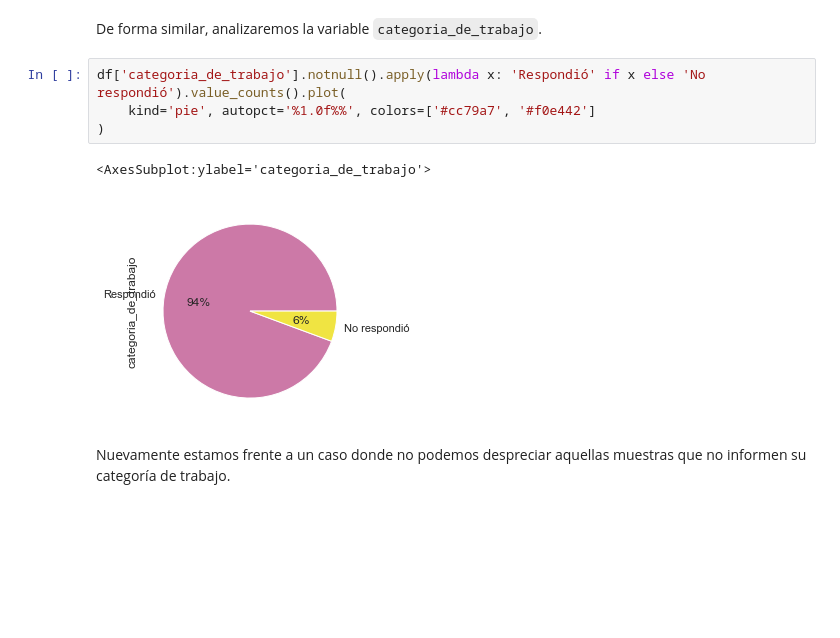
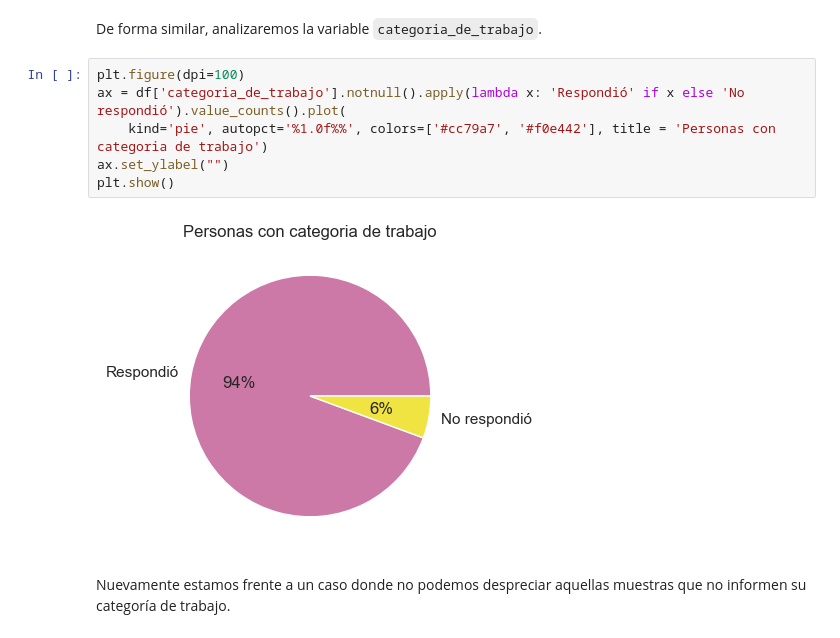
Before and after one commit to ncontinanza/tp-datos-1c2021-de-angelis-riva-continanza, a Jupyter notebook: Trabajo práctico N°1.ipynb, the cells around one changed output. Saved outputs shown, nothing was run; the diff lists cells and outputs as text; blank space fills up the shorter version.

```diff
--- a/Trabajo práctico N°1.ipynb
+++ b/Trabajo práctico N°1.ipynb
@@ -108,12 +110,13 @@ data_set_mejorado['barrio'] = data_set_mejorado['barrio'].apply(lambda x: 'Paler
 # %% [markdown]
 De forma similar, analizaremos la variable `categoria_de_trabajo`.
 # %%
-df['categoria_de_trabajo'].notnull().apply(lambda x: 'Respondió' if x else 'No respondió').value_counts().plot(
-    kind='pie', autopct='%1.0f%%', colors=['#cc79a7', '#f0e442']
-)
+plt.figure(dpi=100)
+ax = df['categoria_de_trabajo'].notnull().apply(lambda x: 'Respondió' if x else 'No respondió').value_counts().plot(
+    kind='pie', autopct='%1.0f%%', colors=['#cc79a7', '#f0e442'], title = 'Personas con categoria de trabajo')
+ax.set_ylabel("")
+plt.show()
 # %% [output]
-<AxesSubplot:ylabel='categoria_de_trabajo'>
-[figure, old version]
+[figure, new version]
 # %% [markdown]
 Nuevamente estamos frente a un caso donde no podemos despreciar aquellas muestras que no informen su categoría de trabajo.
 # %%
```
Also changed, not shown: parts of 28 cells of this notebook.
